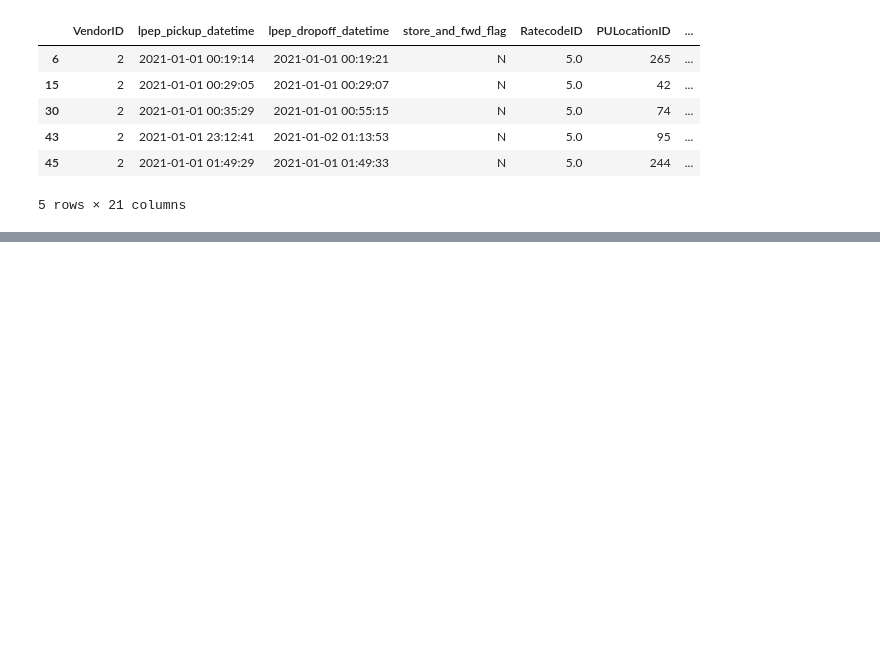
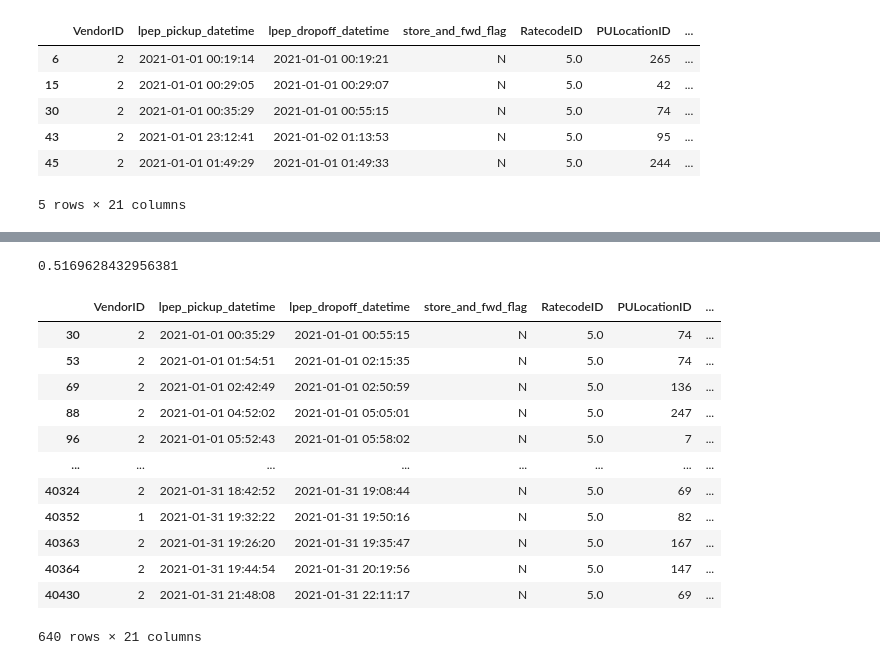
Before and after one commit to mzohaibnasir/mlOps, a Jupyter notebook: duration-prediction.ipynb, the cells around one changed output, grey strips where cells are left out. Saved outputs shown, nothing was run; the diff lists cells and outputs as text; code cells hidden in the pictures; blank space fills up the shorter version.

```diff
--- a/duration-prediction.ipynb
+++ b/duration-prediction.ipynb
@@ -78,0 +120,20 @@ df.head()
+# %%
+((df.duration >= 1) & (df.duration <= 60)).mean()
+# %% [output]
+0.5169628432956381
+# %%
+df[(df.duration >= 1) & (df.duration <= 60)]
+# %% [output]
+|  | VendorID | lpep_pickup_datetime | lpep_dropoff_datetime | store_and_fwd_flag | RatecodeID | PULocationID | ... |
+| 30 | 2 | 2021-01-01 00:35:29 | 2021-01-01 00:55:15 | N | 5.0 | 74 | ... |
+| 53 | 2 | 2021-01-01 01:54:51 | 2021-01-01 02:15:35 | N | 5.0 | 74 | ... |
+| 69 | 2 | 2021-01-01 02:42:49 | 2021-01-01 02:50:59 | N | 5.0 | 136 | ... |
+| 88 | 2 | 2021-01-01 04:52:02 | 2021-01-01 05:05:01 | N | 5.0 | 247 | ... |
+| 96 | 2 | 2021-01-01 05:52:43 | 2021-01-01 05:58:02 | N | 5.0 | 7 | ... |
+| ... | ... | ... | ... | ... | ... | ... | ... |
+| 40324 | 2 | 2021-01-31 18:42:52 | 2021-01-31 19:08:44 | N | 5.0 | 69 | ... |
+| 40352 | 1 | 2021-01-31 19:32:22 | 2021-01-31 19:50:16 | N | 5.0 | 82 | ... |
+| 40363 | 2 | 2021-01-31 19:26:20 | 2021-01-31 19:35:47 | N | 5.0 | 167 | ... |
+| 40364 | 2 | 2021-01-31 19:44:54 | 2021-01-31 20:19:56 | N | 5.0 | 147 | ... |
+| 40430 | 2 | 2021-01-31 21:48:08 | 2021-01-31 22:11:17 | N | 5.0 | 69 | ... |
+640 rows × 21 columns
```
Also changed, not shown: parts of 4 cells of this notebook.
